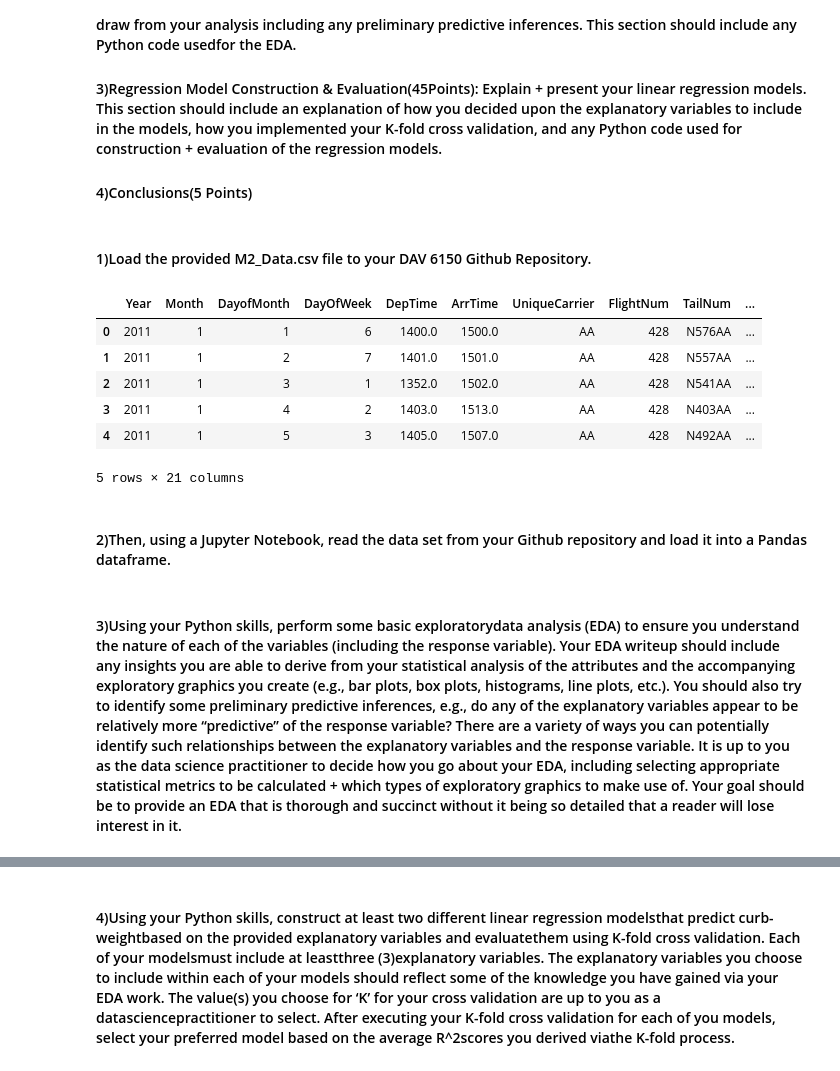
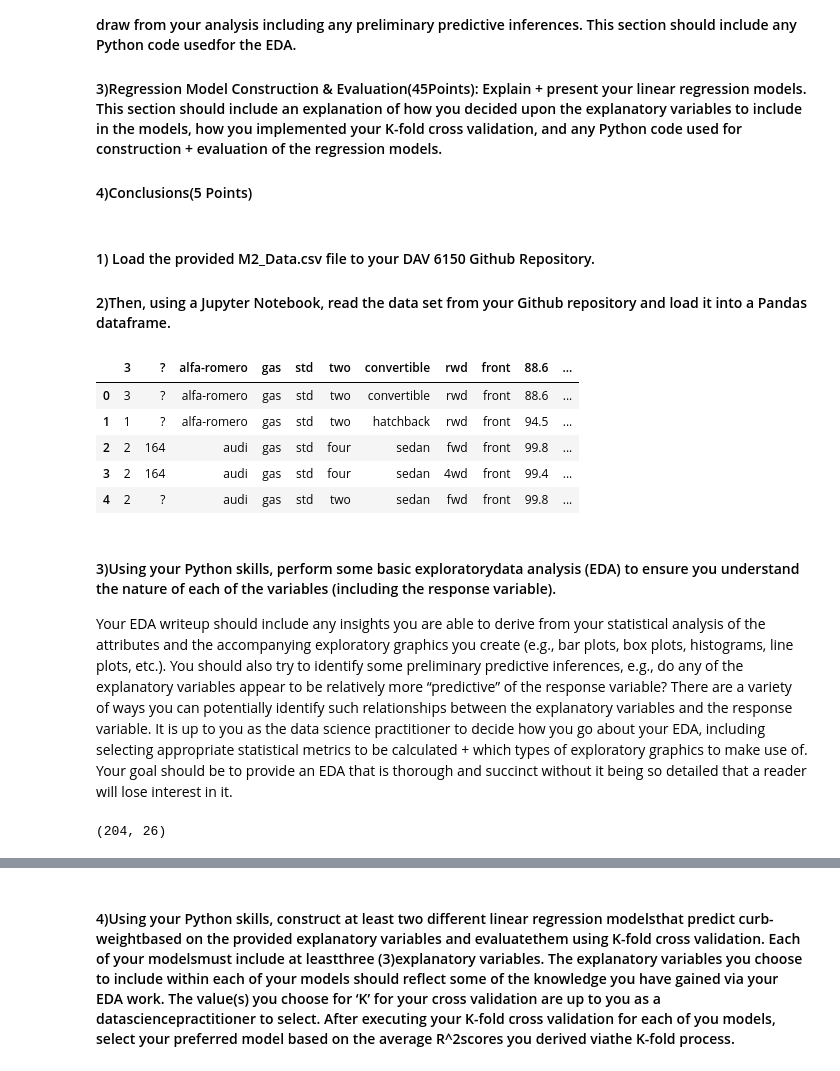
Before and after one commit to yuleidner/DAV-6150, a Jupyter notebook: M1&M2/A_Leidner_M2_assn.ipynb, the cells around one changed output, grey strips where cells are left out. Drawn from its saved outputs; the diff is of its cells as text; code cells hidden in the pictures.

Commit message:
HW 1st draft
work is technically complete. However, it is unedited and new variables need to be chosen.

```diff
--- a/M1&M2/A_Leidner_M2_assn.ipynb
+++ b/M1&M2/A_Leidner_M2_assn.ipynb
@@ -19,28 +19,35 @@ The data set you will be using is sourced from the UC Irvine machine learning ar
 #### 3)Regression Model Construction & Evaluation(45Points): Explain + present your linear regression models. This section should include an explanation of how you decided upon the explanatory variables to include in the models, how you implemented your K-fold cross validation, and any Python code used for construction + evaluation of the regression models.
 #### 4)Conclusions(5 Points)
 # %% [markdown]
-#### 1)Load the provided M2_Data.csv file to your DAV 6150 Github Repository.
+#### 1) Load the provided M2_Data.csv file to your DAV 6150 Github Repository.
+#### 2)Then, using a Jupyter Notebook, read the data set from your Github repository and load it into a Pandas dataframe.
 # %%
 # load the pandas library
 import pandas as pd
 
 # load the train_test_split function from the sklearn.model_selection module
 from sklearn.model_selection import train_test_split
 
-# start by reading a set of sample data from github. This data set contains information related to flights
-# departing from the two major airports in Houston, Texas
-filename = "https://raw.githubusercontent.com/jtopor/DAV-5400/master/Project1/hflights.csv"
+# start by reading a set of sample data from github. This data set contains information related to cars, insurance
+# and riskiness (+3 high risk to -3 low risk)
+filename = "https://raw.githubusercontent.com/yuleidner/DAV-6150/main/M1%26M2/M2_Data.csv"
 df = pd.read_csv(filename)
+pd.set_option('display.max_columns', None) #expands df to display all columns
 df.head()
 # %% [output]
-|  | Year | Month | DayofMonth | DayOfWeek | DepTime | ArrTime | UniqueCarrier | FlightNum | TailNum | ... |
-| 0 | 2011 | 1 | 1 | 6 | 1400.0 | 1500.0 | AA | 428 | N576AA | ... |
-| 1 | 2011 | 1 | 2 | 7 | 1401.0 | 1501.0 | AA | 428 | N557AA | ... |
-| 2 | 2011 | 1 | 3 | 1 | 1352.0 | 1502.0 | AA | 428 | N541AA | ... |
-| 3 | 2011 | 1 | 4 | 2 | 1403.0 | 1513.0 | AA | 428 | N403AA | ... |
-| 4 | 2011 | 1 | 5 | 3 | 1405.0 | 1507.0 | AA | 428 | N492AA | ... |
+|  | 3 | ? | alfa-romero | gas | std | two | convertible | rwd | front | 88.6 | ... |
+| 0 | 3 | ? | alfa-romero | gas | std | two | convertible | rwd | front | 88.6 | ... |
+| 1 | 1 | ? | alfa-romero | gas | std | two | hatchback | rwd | front | 94.5 | ... |
+| 2 | 2 | 164 | audi | gas | std | four | sedan | fwd | front | 99.8 | ... |
+| 3 | 2 | 164 | audi | gas | std | four | sedan | 4wd | front | 99.4 | ... |
+| 4 | 2 | ? | audi | gas | std | two | sedan | fwd | front | 99.8 | ... |
-5 rows × 21 columns
-# %% [markdown]
-#### 2)Then, using a Jupyter Notebook, read the data set from your Github repository and load it into a Pandas dataframe.
 # %% [markdown]
-####  3)Using your Python skills, perform some basic exploratorydata analysis (EDA) to ensure you understand the nature of each of the variables (including the response variable). Your EDA writeup should include any insights you are able to derive from your statistical analysis of the attributes and the accompanying exploratory graphics you create (e.g., bar plots, box plots, histograms, line plots, etc.). You should also try to identify some preliminary predictive inferences, e.g., do any of the explanatory variables appear to be relatively more “predictive” of the response variable? There are a variety of ways you can potentially identify such relationships between the explanatory variables and the response variable. It is up to you as the data science practitioner to decide how you go about your EDA, including selecting appropriate statistical metrics to be calculated + which types of exploratory graphics to make use of. Your goal should be to provide an EDA that is thorough and succinct without it being so detailed that a reader will lose interest in it.
+####  3)Using your Python skills, perform some basic exploratorydata analysis (EDA) to ensure you understand the nature of each of the variables (including the response variable).
+Your EDA writeup should include any insights you are able to derive from your statistical analysis of the attributes and the accompanying exploratory graphics you create (e.g., bar plots, box plots, histograms, line plots, etc.).
+You should also try to identify some preliminary predictive inferences, e.g., do any of the explanatory variables appear to be relatively more “predictive” of the response variable?
+There are a variety of ways you can potentially identify such relationships between the explanatory variables and the response variable. It is up to you as the data science practitioner to decide how you go about your EDA, including selecting appropriate statistical metrics to be calculated + which types of exploratory graphics to make use of.
+Your goal should be to provide an EDA that is thorough and succinct without it being so detailed that a reader will lose interest in it.
+# %%
+df.shape
+# %% [output]
+(204, 26)
```
Also changed, not shown: parts of 27 cells of this notebook.
